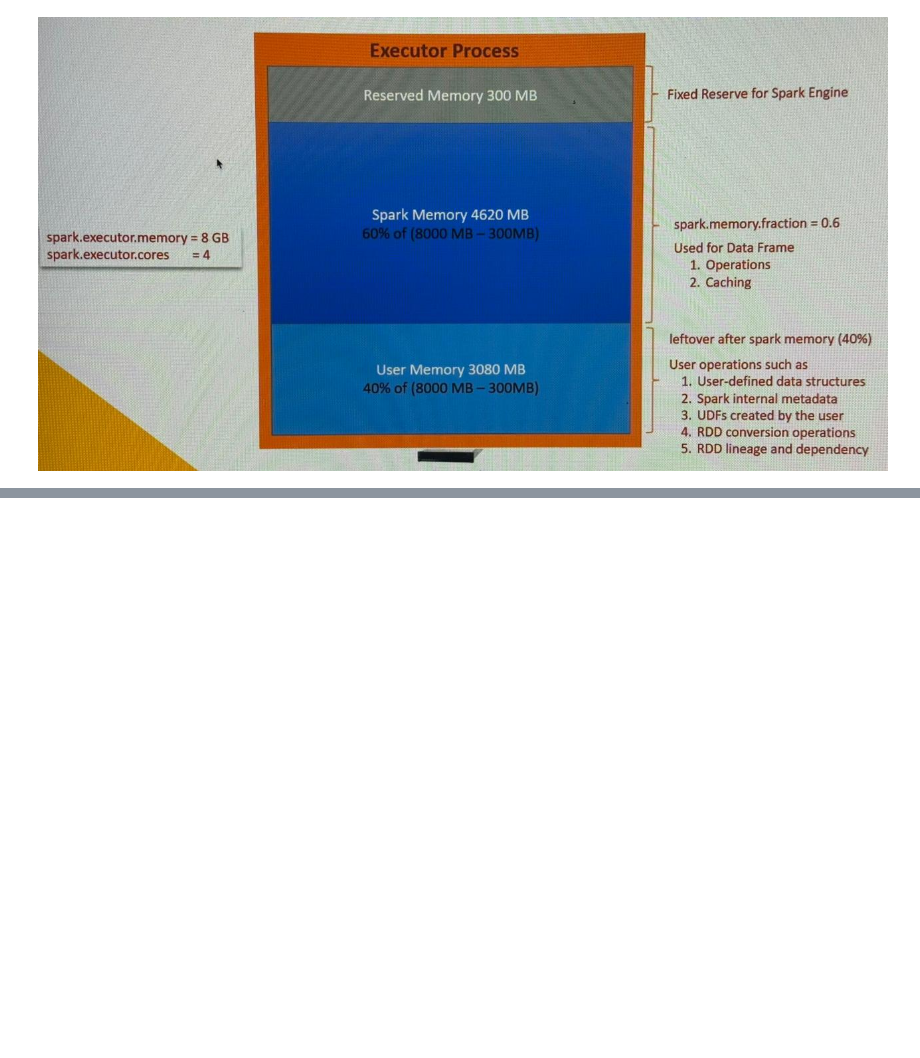
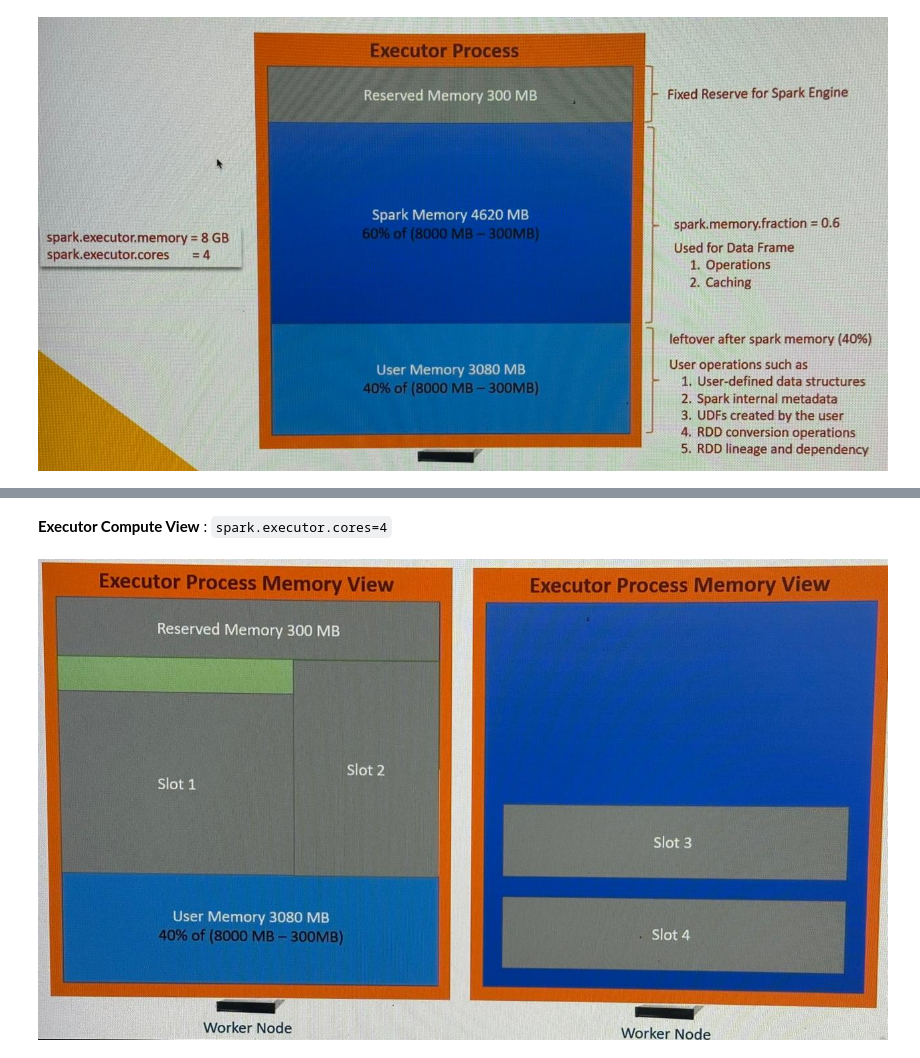
Before and after one commit to StackQ/Atlas, a Jupyter notebook: AtlasCodeLearn/ASonD/AS_Beyond_basics.ipynb, the cells around one changed output, grey strips where cells are left out. Drawn from its saved outputs; the diff is of its cells as text; code cells hidden in the pictures; blank space fills up the shorter version.

Commit message:
Spark Memory Mgmt v0

```diff
--- a/AtlasCodeLearn/ASonD/AS_Beyond_basics.ipynb
+++ b/AtlasCodeLearn/ASonD/AS_Beyond_basics.ipynb
@@ -216,3 +216,10 @@ in our case :: `spark.executor.memory=8G` & `spark.executor.cores=4`
         - UDFs created by the user
         - RDD conversion operations : only if we apply RDD operations directly in our code.
         - RDD lineage and dependency
+# %% [markdown]
+**Executor Compute View** : `spark.executor.cores=4`
+# %%
+from IPython.display import Image
+Image("/workspaces/Atlas/AtlasCodeLearn/ASonD/images/unified_memory_mgr_v1.jpeg")
+# %% [output]
+[figure, added]
```
Also changed, not shown: parts of 3 cells of this notebook, 1 other file.
